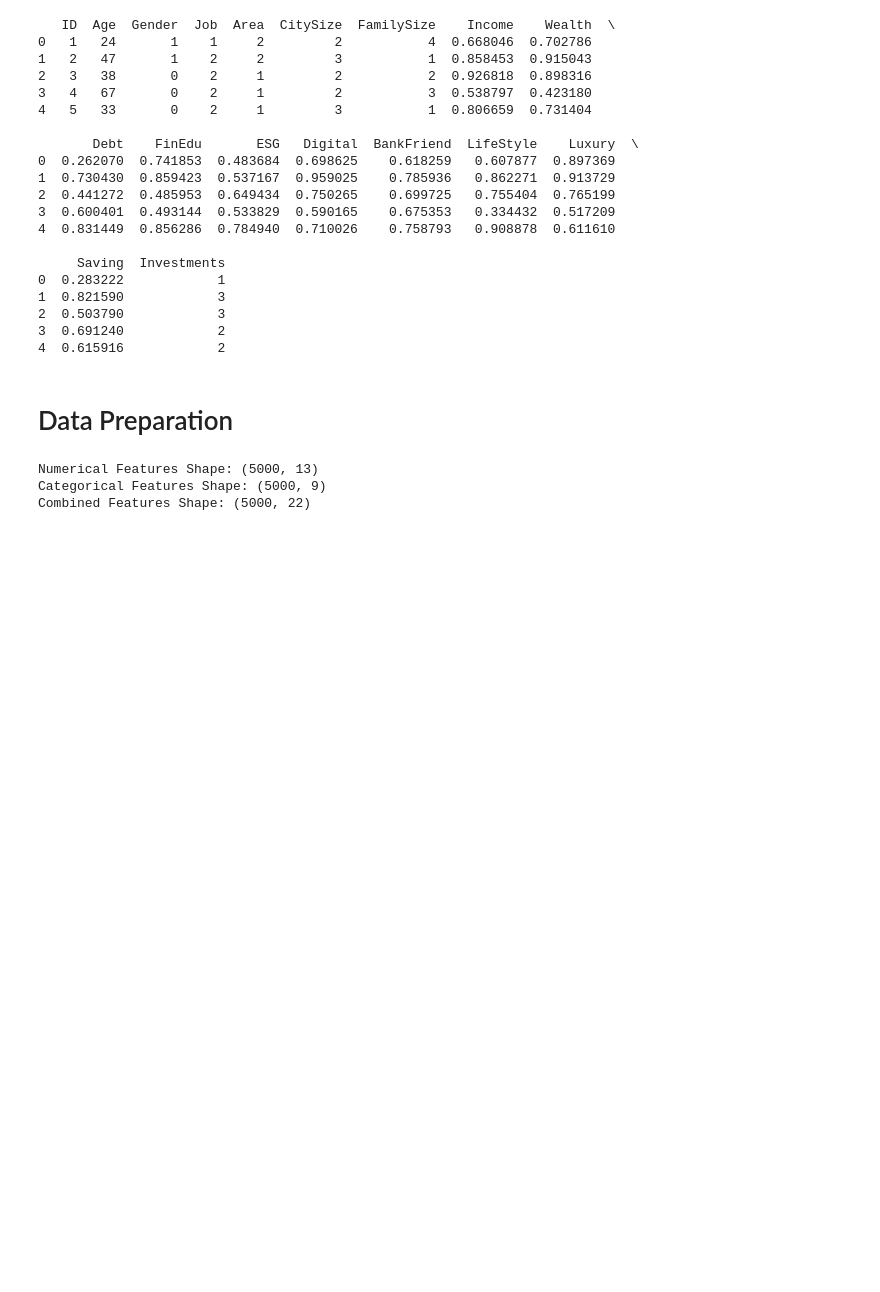
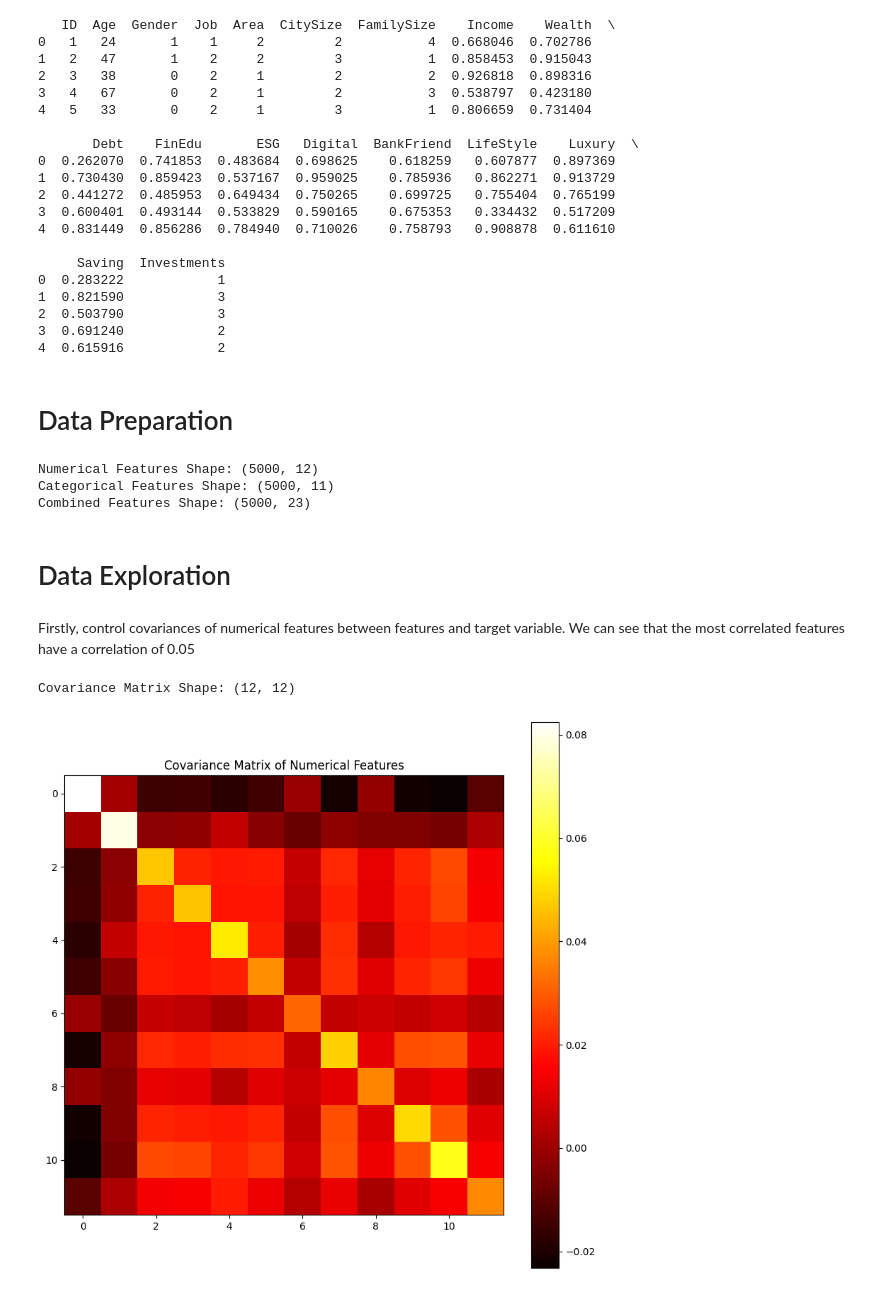
Before and after one commit to Filippo-Galli/Fintech_BC, a Jupyter notebook: BC1/main.ipynb, the cells around one changed output. Drawn from its saved outputs; the diff is of its cells as text; code cells hidden in the pictures; blank space fills up the shorter version.

Commit message:
Investments added

```diff
--- a/BC1/main.ipynb
+++ b/BC1/main.ipynb
@@ -57,7 +57,7 @@ from sklearn.preprocessing import MinMaxScaler, OneHotEncoder
 import numpy as np
 
 # Specify categorical variables
-categorical_columns = ['Gender', 'Job', 'Area', 'CitySize']
+categorical_columns = ['Gender', 'Job', 'Area', 'CitySize', 'Investments']
 
 # Split variables
 numerical_features = data.drop(columns=categorical_columns)  # Exclude categorical variables
@@ -82,6 +82,26 @@ print("Numerical Features Shape:", X_num.shape)
 print("Categorical Features Shape:", X_cat.shape)
 print("Combined Features Shape:", X.shape)
 # %% [output]
-Numerical Features Shape: (5000, 13)
-Categorical Features Shape: (5000, 9)
-Combined Features Shape: (5000, 22)
+Numerical Features Shape: (5000, 12)
+Categorical Features Shape: (5000, 11)
+Combined Features Shape: (5000, 23)
+# %% [markdown]
+# Data Exploration
+# %% [markdown]
+Firstly, control covariances of numerical features between features and target variable. We can see that the most correlated features have a correlation of 0.05
+# %%
+import matplotlib.pyplot as plt
+
+# Covariance matrix of numerical features
+cov_matrix = np.cov(X_num.T)
+print("Covariance Matrix Shape:", cov_matrix.shape)
+
+# Plot the covariance matrix
+plt.figure(figsize=(10, 10))
+plt.imshow(cov_matrix, cmap='hot', interpolation='nearest')
+plt.colorbar()
+plt.title('Covariance Matrix of Numerical Features')
+plt.show()
+# %% [output]
+Covariance Matrix Shape: (12, 12)
+[figure, added]
```
Also changed, not shown: parts of 8 cells of this notebook.
